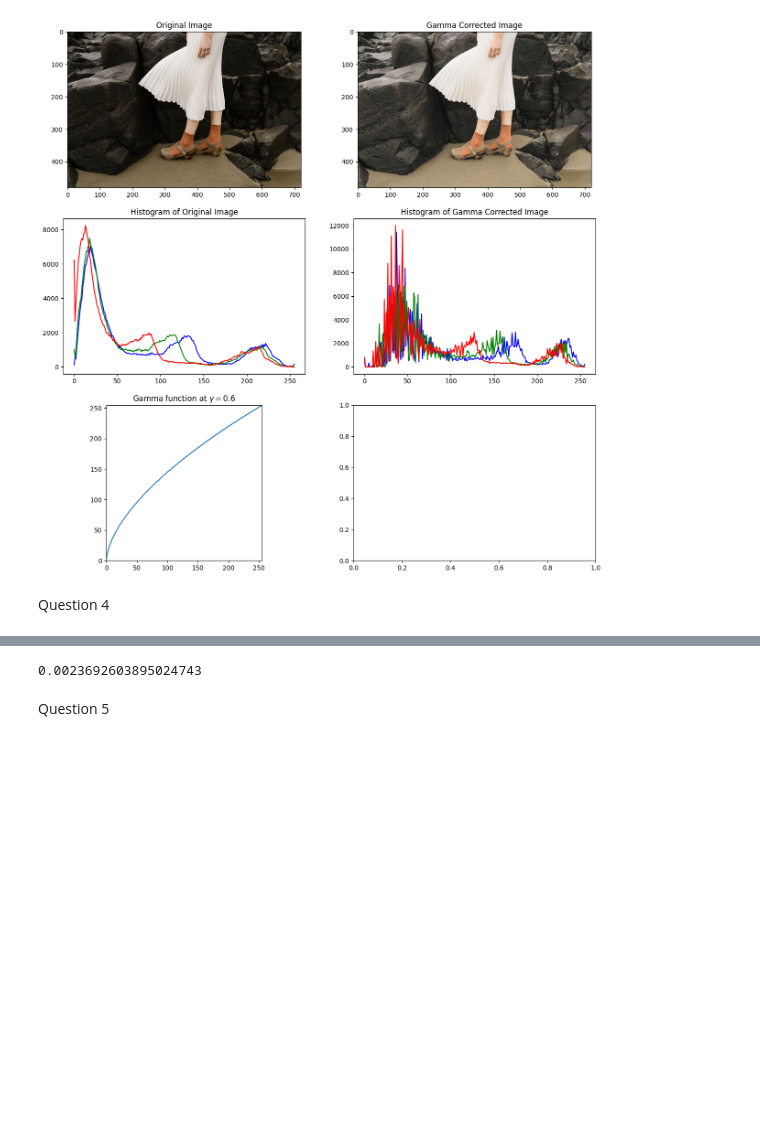
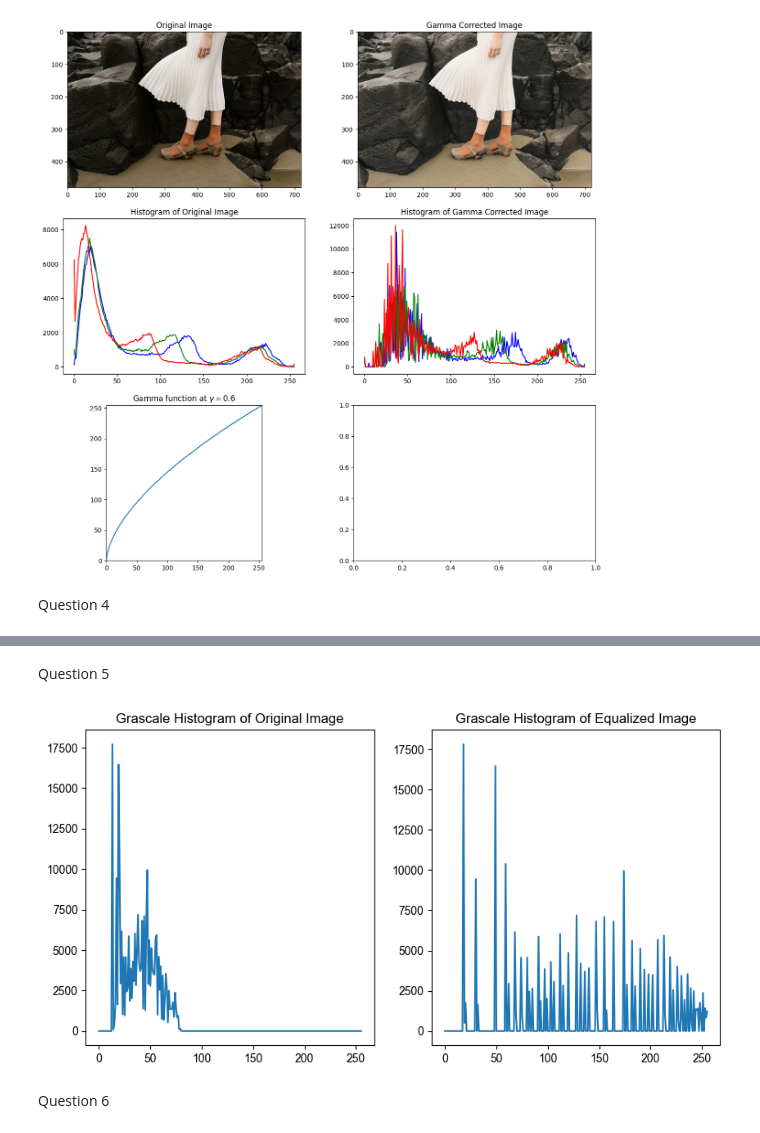
Before and after one commit to Dulan24/S5_EN3061_Image-processing, a Jupyter notebook: Activity 01/answers/codes.ipynb, the cells around one changed output, grey strips where cells are left out. Saved outputs shown, nothing was run; the diff lists cells and outputs as text; code cells hidden in the pictures; blank space fills up the shorter version.

```diff
--- a/Activity 01/answers/codes.ipynb
+++ b/Activity 01/answers/codes.ipynb
@@ -218,16 +240,55 @@ Value of a is  0.5
-# %%
-import numpy as np
-
-sigma = 70
-a = 0.5
-
-def fn(x):
-    return float((a/128) * np.exp(-((x - 128)**2) / (2 * (sigma**2))))
-
-input_value = 58
-output = fn(input_value)
-print(output)
-# %% [output]
-0.0023692603895024743
 # %% [markdown]
 Question 5
+# %%
+import cv2 as cv
+import matplotlib.pyplot as plt
+import numpy as np
+
+img_orig = cv.imread('../shells.tif', cv.IMREAD_GRAYSCALE)
+
+def histogram_equalization(img_orig):
+    histogram = np.zeros(256)
+    cumilative = np.zeros(256)
+    h,w = img_orig.shape #height and width
+    pixels = img_orig.size
+    #print(pixels)
+
+    for i in range(h):
+        for j in range(w):
+            histogram[img_orig[i][j]] += 1
+
+    cumilative[0] = histogram[0]
+    for i in range(1,256):
+        cumilative[i] = cumilative[i-1] + histogram[i]
+
+    for i in range(256):
+        cumilative[i] = cumilative[i]/pixels*255
+
+    table = [np.clip(round(number), 0, 255).astype(np.uint8) for number in cumilative]
+    #print(type(cumilative))
+    img_done = cv.LUT(img_orig, np.array(table))
+
+    return img_done
+
+fig, axarr = plt.subplots(1, 2, figsize = (10,5))
+hist_orig = cv.calcHist([img_orig], [0], None, [256], [0,256])
+axarr[0].plot(hist_orig)
+axarr[0].set_title('Grascale Histogram of Original Image')
+
+hist_orig = cv.calcHist([histogram_equalization(img_orig)], [0], None, [256], [0,256])
+axarr[1].plot(hist_orig)
+axarr[1].set_title('Grascale Histogram of Equalized Image')
+
+cv.namedWindow('Original', cv.WINDOW_NORMAL)
+cv.imshow('Original', img_orig)
+cv.waitKey(0)
+
+transf = histogram_equalization(img_orig)
+cv.namedWindow('After Equalization', cv.WINDOW_NORMAL)
+cv.imshow('After Equalization', transf)
+cv.waitKey(0)
+cv.destroyAllWindows()
+# %% [output]
+[figure, added]
+# %% [markdown]
+Question 6
```
Also changed, not shown: parts of 8 cells of this notebook, 3 other files.
